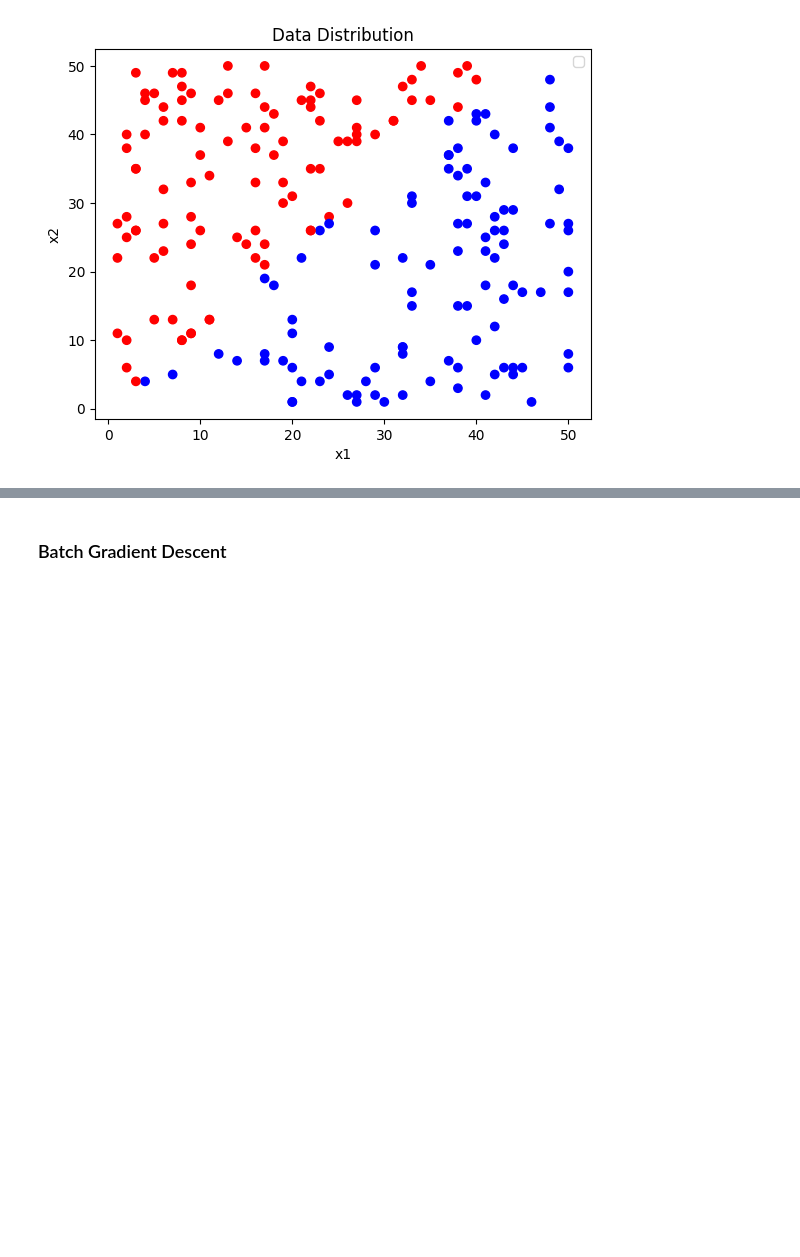
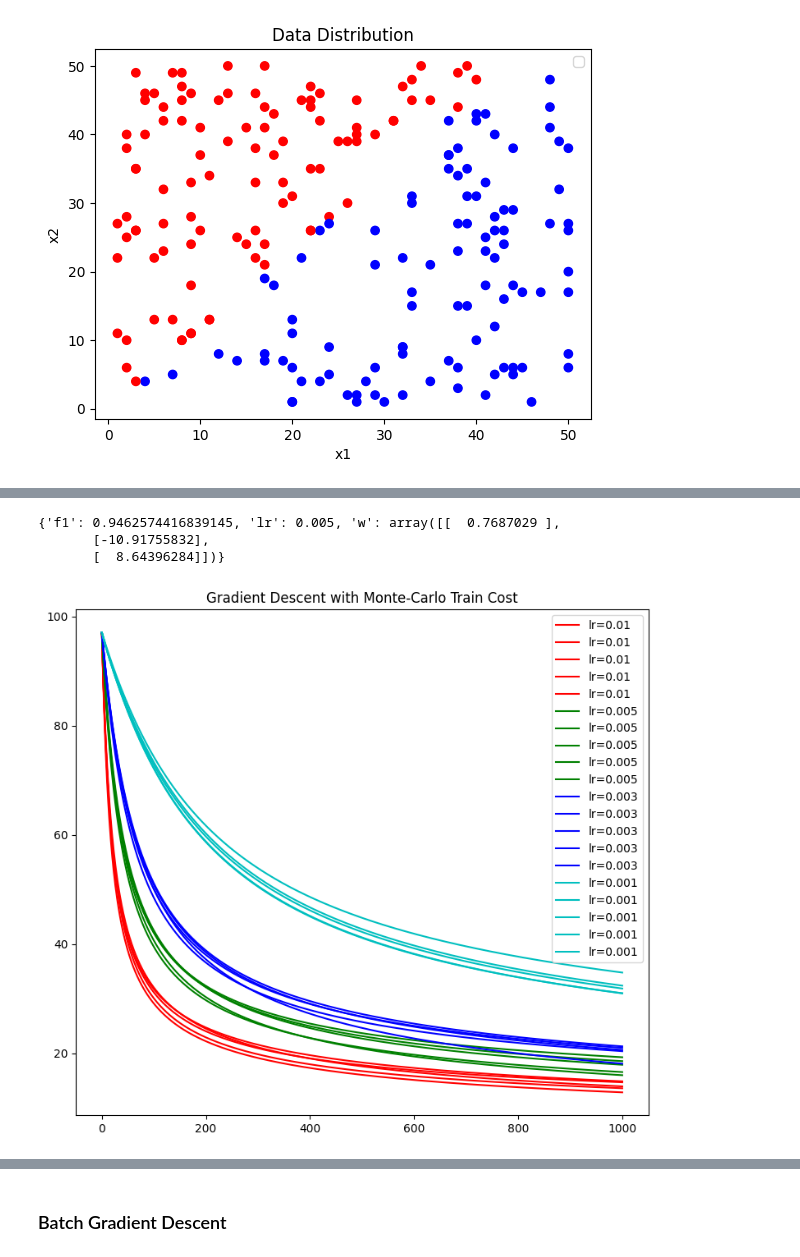
Before and after one commit to AbinashChetia/log_reg_ac, a Jupyter notebook: eg_logReg.ipynb, the cells around one changed output, grey strips where cells are left out. Saved outputs shown, nothing was run; the diff lists cells and outputs as text; code cells hidden in the pictures; blank space fills up the shorter version.

```diff
--- a/eg_logReg.ipynb
+++ b/eg_logReg.ipynb
@@ -39,0 +117,3 @@ test_x = utilsAC.normMinMax(test_x, mode='test', train_min=train_min, train_max=
+# %%
+montc_cv = crossValdAC.CrossVald(option='monte_carlo', monte_carlo=5)
+gd_montc_train_costs, gd_montc_opt_model = montc_cv.fit(data_x, data_y, lr=lrs, max_iter=1000, iter_step=100, eps=1e-5)
@@ -39,0 +138,17 @@ test_x = utilsAC.normMinMax(test_x, mode='test', train_min=train_min, train_max=
+# %%
+print(gd_montc_opt_model)
+# %% [output]
+{'f1': 0.9462574416839145, 'lr': 0.005, 'w': array([[  0.7687029 ],
+       [-10.91755832],
+       [  8.64396284]])}
+# %%
+fig = plt.figure(figsize=(9, 8))
+for i in range(len(gd_montc_train_costs)):
+    for j in range(len(gd_montc_train_costs[i])):
+        plt.plot(gd_montc_train_costs[i][j], label=f'lr={lrs[i]}', color=colors[i])
+plt.legend()
+plt.title('Gradient Descent with Monte-Carlo Train Cost')
+plt.show()
+fig.savefig('plots/gd_montc.png')
+# %% [output]
+[figure, added]
```
Also changed, not shown: parts of 18 cells of this notebook, 10 other files.
